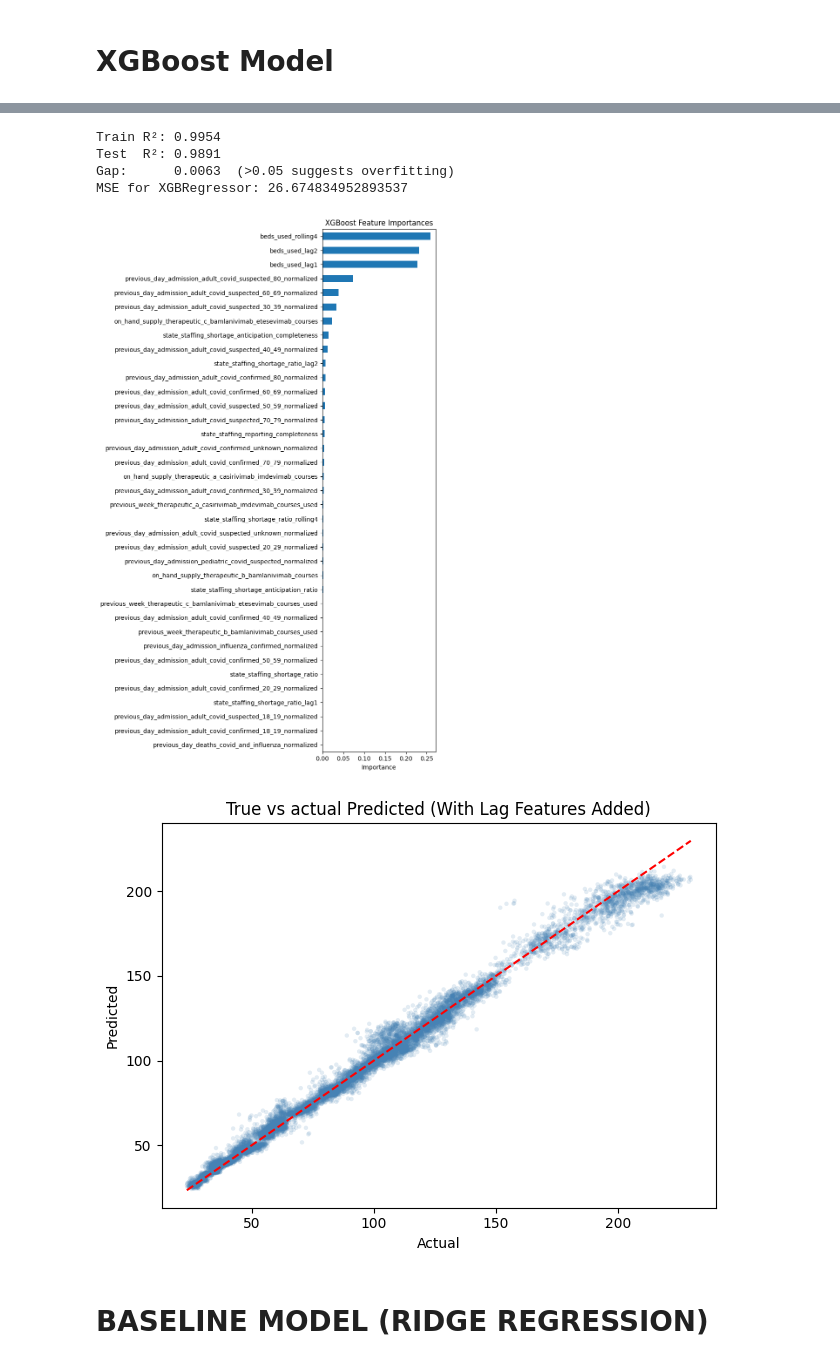
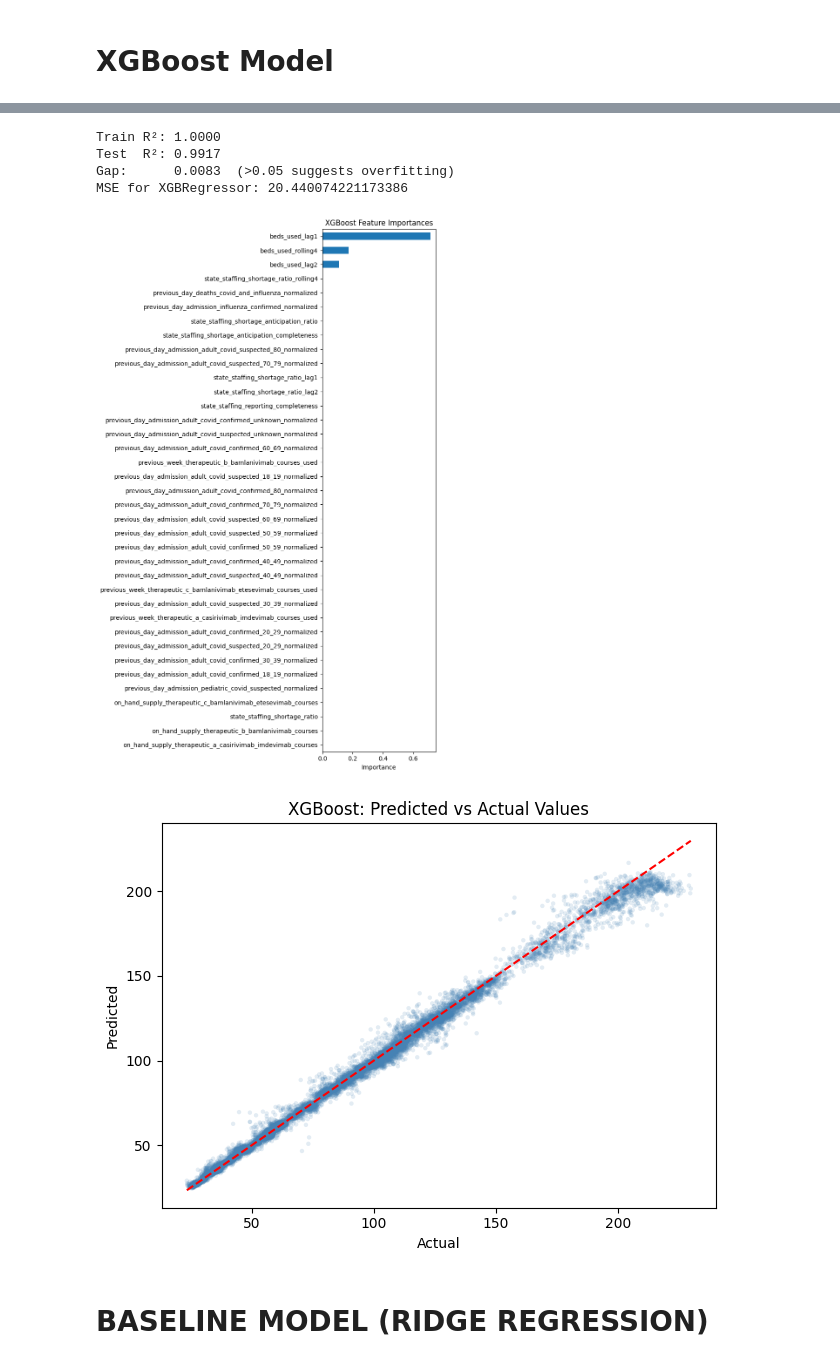
Before and after one commit to dsagher/CSE_881_Final_Project, a Jupyter notebook: combined_notebook.ipynb, the cells around one changed output, grey strips where cells are left out. Drawn from its saved outputs; the diff is of its cells as text; code cells hidden in the pictures.

```diff
--- a/combined_notebook.ipynb
+++ b/combined_notebook.ipynb
@@ -565,7 +565,7 @@ plt.show()
 # %%
 from xgboost import XGBRegressor
 
-XGBr = XGBRegressor(n_estimators=100, max_depth=5, learning_rate=0.1, subsample = 0.5, colsample_bytree = 0.3)
+XGBr = XGBRegressor(n_estimators=100, max_depth=0, learning_rate=0.1, colsample_bytree=0.8, subsample=0.8)
 
 XGBr.fit(X_train, y_train)
 # %% [output]
@@ -592,10 +592,10 @@ print(f"MSE for XGBRegressor: {mse(y_test, XGB_pred)}")
 
 mse_tracker["XGBr"] = mse(y_test, XGB_pred)
 # %% [output]
-Train R²: 0.9954
-Test  R²: 0.9891
-Gap:      0.0063  (>0.05 suggests overfitting)
-MSE for XGBRegressor: 26.674834952893537
+Train R²: 1.0000
+Test  R²: 0.9917
+Gap:      0.0083  (>0.05 suggests overfitting)
+MSE for XGBRegressor: 20.440074221173386
 # %%
 importances = pd.Series(XGBr.feature_importances_, index=X_train.columns)
 importances = importances.sort_values(ascending=True)
@@ -607,23 +607,23 @@ ax.set_xlabel('Importance')
 plt.tight_layout()
 plt.show()
 # %% [output]
-[figure, old version]
+[figure, new version]
 # %%
 predictions = XGBr.predict(X_test)
 plt.scatter(y_test, predictions, alpha=0.15, s=10, color='steelblue', edgecolors='none')
 
 lo = min(y_test.min(), predictions.min())
 hi = max(y_test.max(), predictions.max())
 plt.plot([lo, hi], [lo, hi], 'r--', linewidth=1.5)
 
-plt.title("True vs actual Predicted (With Lag Features Added)")
+plt.title("XGBoost: Predicted vs Actual Values")
 plt.xlabel('Actual')
 plt.ylabel('Predicted')
 
 plt.tight_layout()
 plt.show()
 # %% [output]
-[figure, old version]
+[figure, new version]
 # %% [markdown]
 # BASELINE MODEL (RIDGE REGRESSION)
 # %%
```
Also changed, not shown: parts of 16 cells of this notebook.
